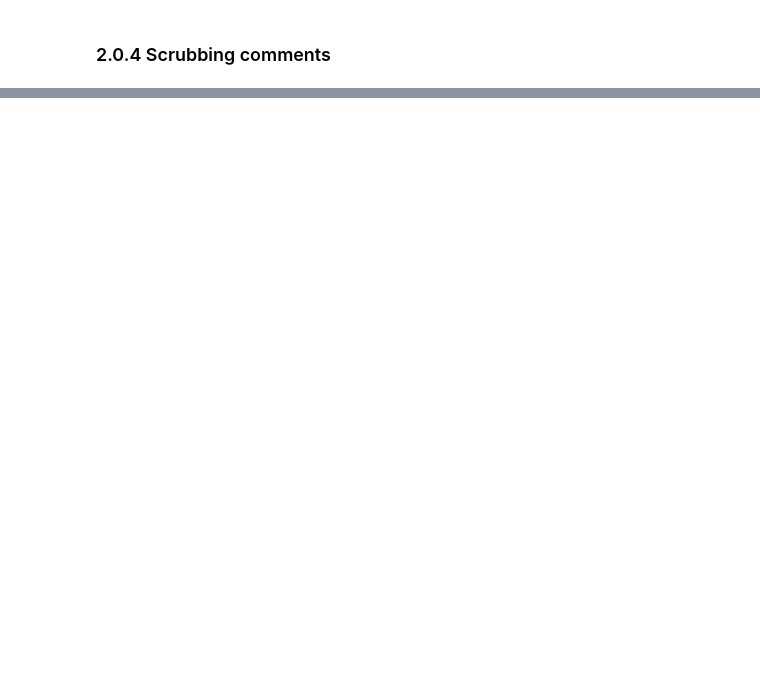
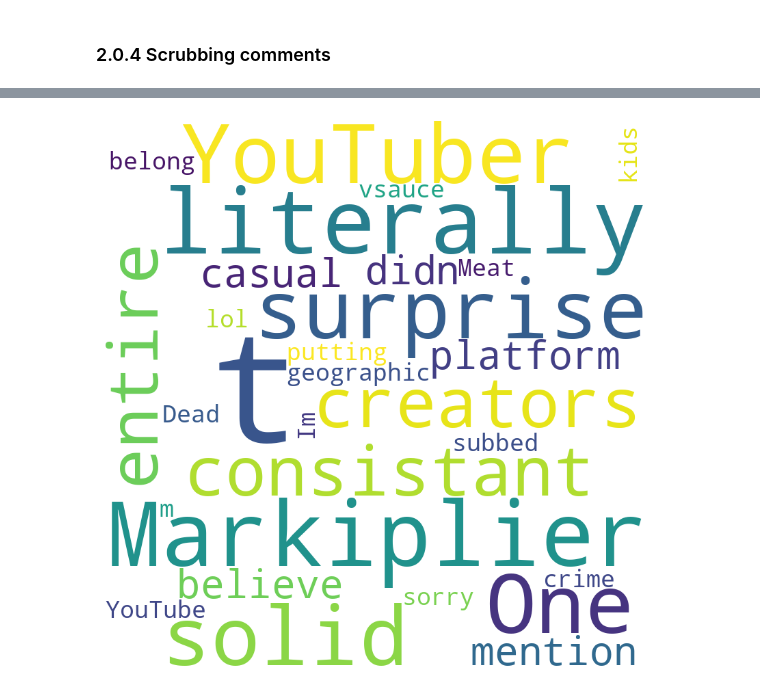
Before and after one commit to szymonszczurowski/Sentiment-Analysis-of-YouTube-Comments, a Jupyter notebook: Sentiment_Analysis_of_YouTube_Comments.ipynb, the cells around one changed output, grey strips where cells are left out. Drawn from its saved outputs; the diff is of its cells as text; code cells hidden in the pictures; blank space fills up the shorter version.

```diff
--- a/Sentiment_Analysis_of_YouTube_Comments.ipynb
+++ b/Sentiment_Analysis_of_YouTube_Comments.ipynb
@@ -99,0 +178,7 @@ tokenizer = AutoTokenizer.from_pretrained("ProsusAI/finbert")
+# %%
+neutral_comments_text = ' '.join(neutral_comments)
+
+
+create_wordcloud(neutral_comments_text)
+# %% [output]
+[figure, added]
```
Also changed, not shown: parts of 36 cells of this notebook.
